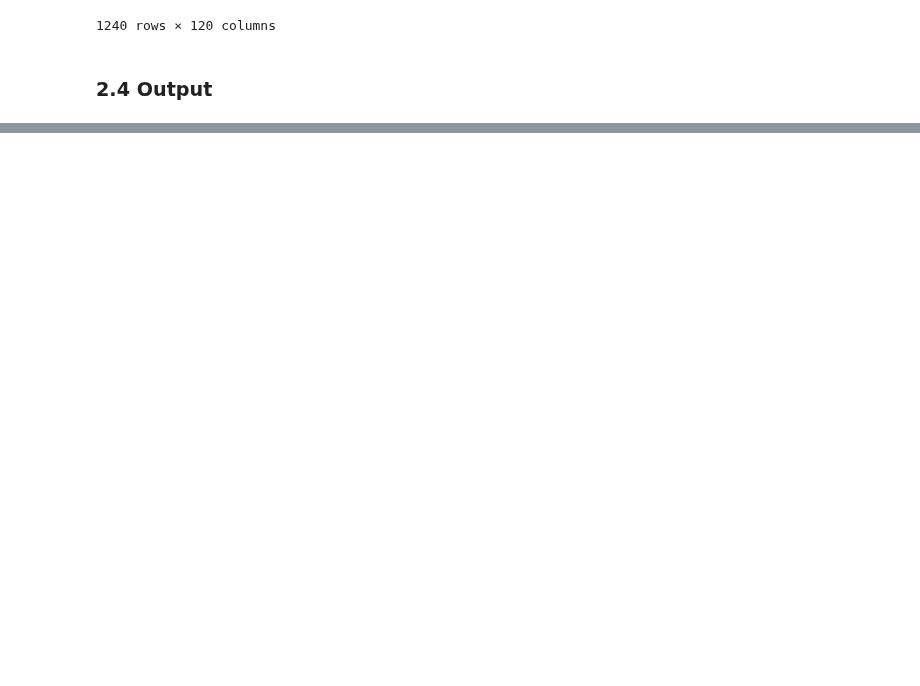
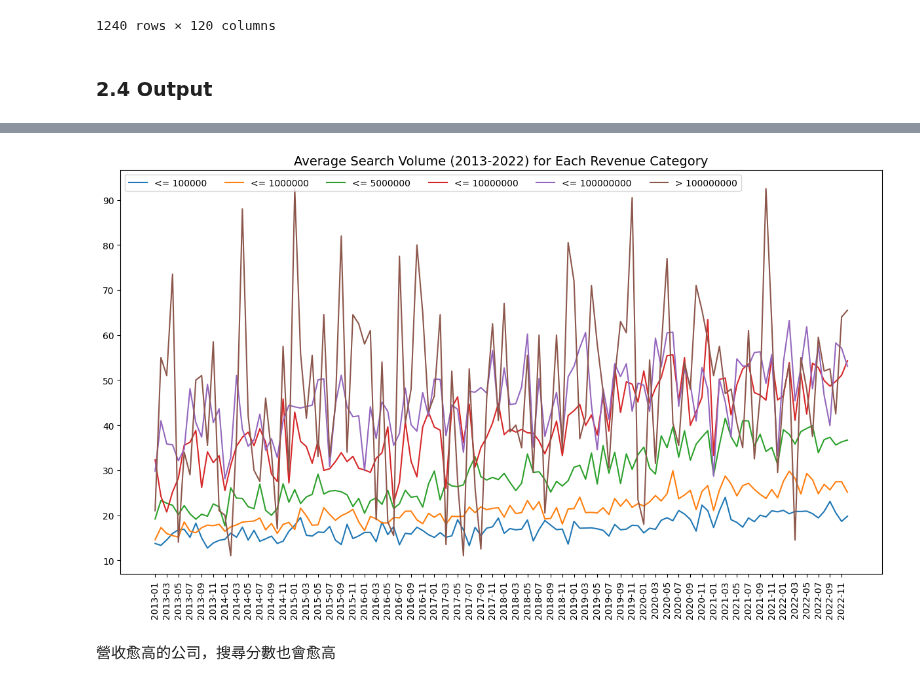
Before and after one commit to angel870326/Monthly-Revenue, a Jupyter notebook: 022_search_volume_v1.ipynb, the cells around one changed output, grey strips where cells are left out. Cells and saved outputs as stored; diff of their text form; code cells hidden in the pictures; blank space fills up the shorter version.

```diff
--- a/022_search_volume_v1.ipynb
+++ b/022_search_volume_v1.ipynb
@@ -223,0 +374,6 @@ all_search_volume_2.to_csv(os.path.join(output_path, 'search_volume_t-1.csv'))
+# %%
+plotMeanByCategory(categorized_sv_t1, '2013-2022', 15)
+# %% [output]
+[figure, added]
+# %% [markdown]
+營收愈高的公司，搜尋分數也會愈高
```
Also changed, not shown: parts of 104 cells of this notebook.
